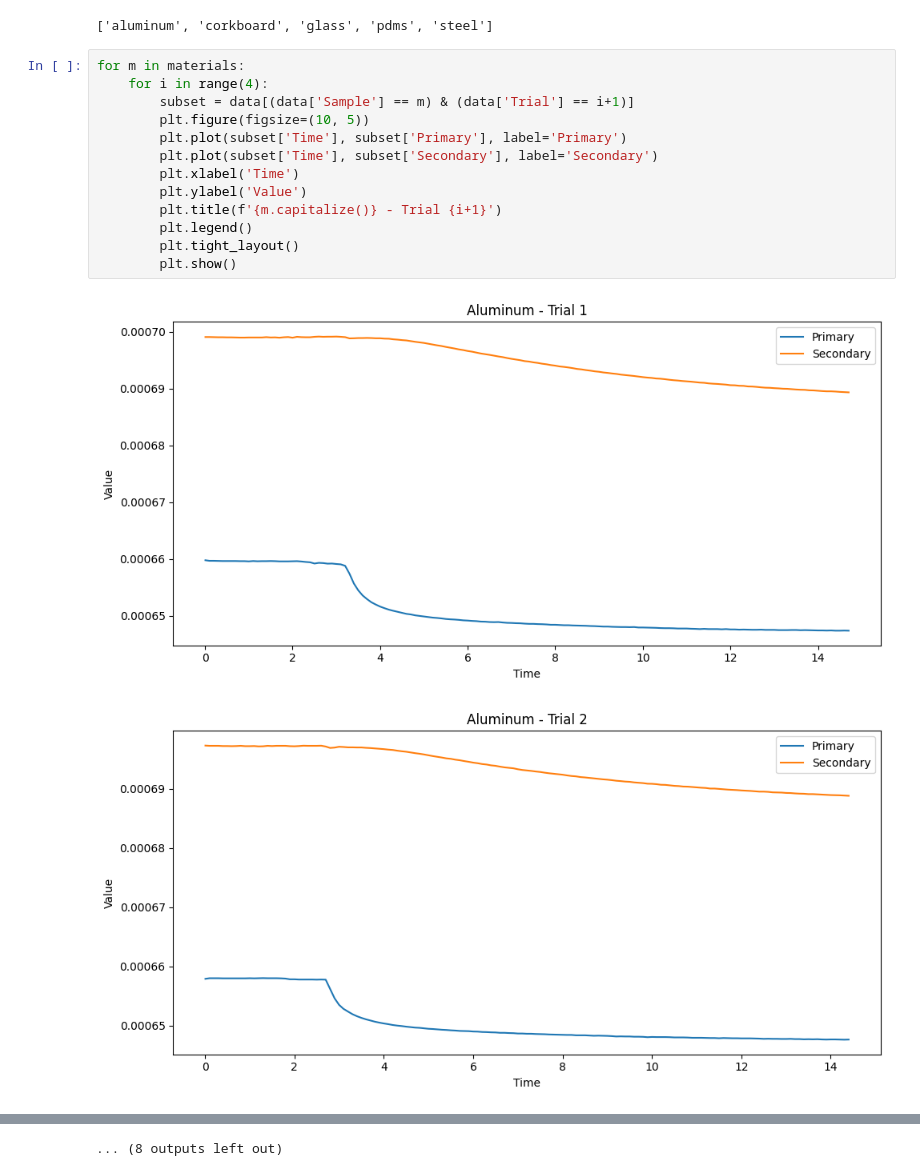
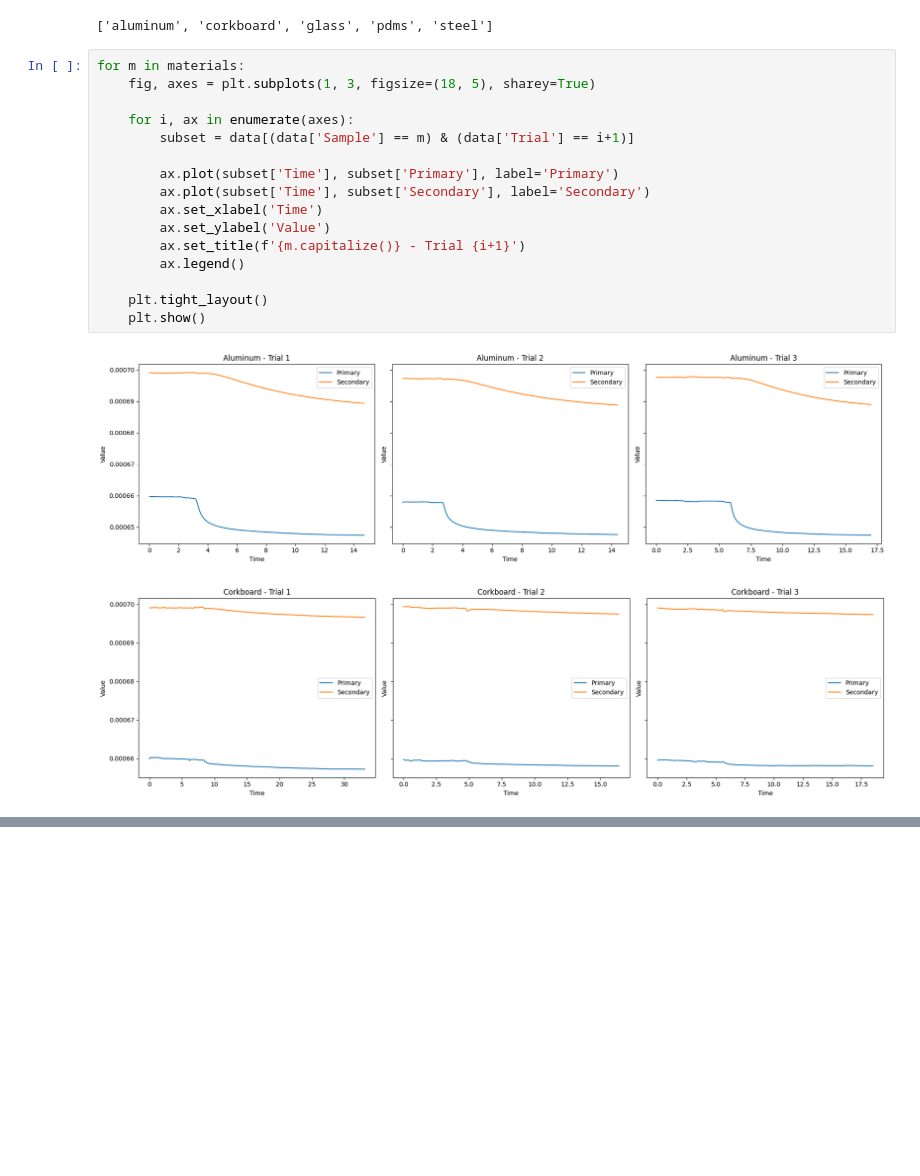
Before and after one commit to cojulieanne/Warmth-Sensor-Object-Detection, a Jupyter notebook: notebooks/01_exploration.ipynb, the cells around one changed output, grey strips where cells are left out. Saved outputs shown, nothing was run; the diff lists cells and outputs as text; blank space fills up the shorter version.

```diff
--- a/notebooks/01_exploration.ipynb
+++ b/notebooks/01_exploration.ipynb
@@ -121,17 +121,20 @@ materials
 ['aluminum', 'corkboard', 'glass', 'pdms', 'steel']
 # %%
 for m in materials:
-    for i in range(4):
+    fig, axes = plt.subplots(1, 3, figsize=(18, 5), sharey=True)
+
+    for i, ax in enumerate(axes):
         subset = data[(data['Sample'] == m) & (data['Trial'] == i+1)]
-        plt.figure(figsize=(10, 5))
-        plt.plot(subset['Time'], subset['Primary'], label='Primary')
-        plt.plot(subset['Time'], subset['Secondary'], label='Secondary')
-        plt.xlabel('Time')
-        plt.ylabel('Value')
-        plt.title(f'{m.capitalize()} - Trial {i+1}')
-        plt.legend()
-        plt.tight_layout()
-        plt.show()
+
+        ax.plot(subset['Time'], subset['Primary'], label='Primary')
+        ax.plot(subset['Time'], subset['Secondary'], label='Secondary')
+        ax.set_xlabel('Time')
+        ax.set_ylabel('Value')
+        ax.set_title(f'{m.capitalize()} - Trial {i+1}')
+        ax.legend()
+
+    plt.tight_layout()
+    plt.show()
 # %% [output]
-[figure, old version]
+[figure, new version]
-[figure, old version]
+[figure, new version]
@@ -148 +143,0 @@ for m in materials:
-... (8 outputs left out)
```
Also changed, not shown: parts of 1 cell of this notebook.
